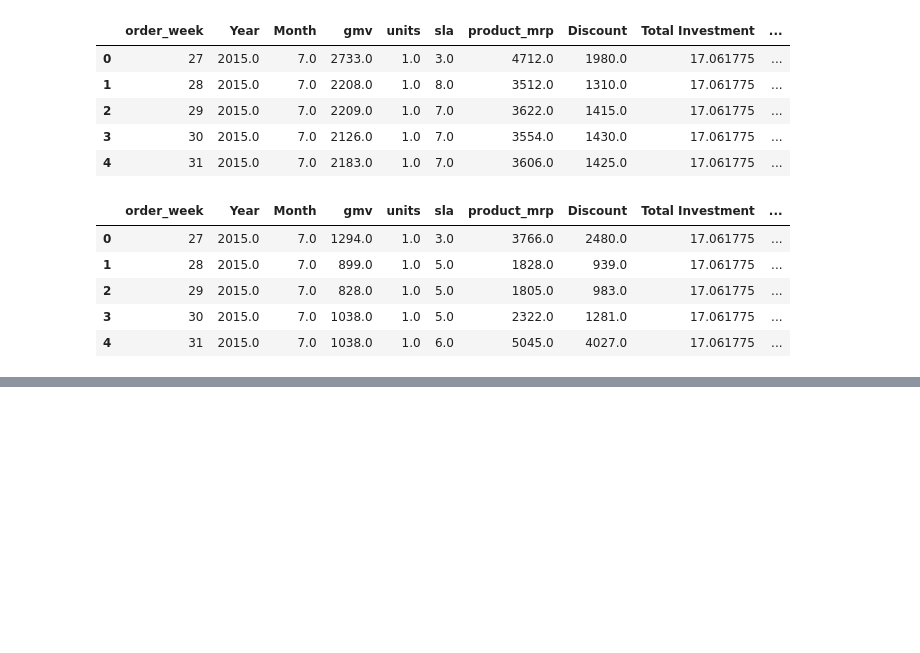
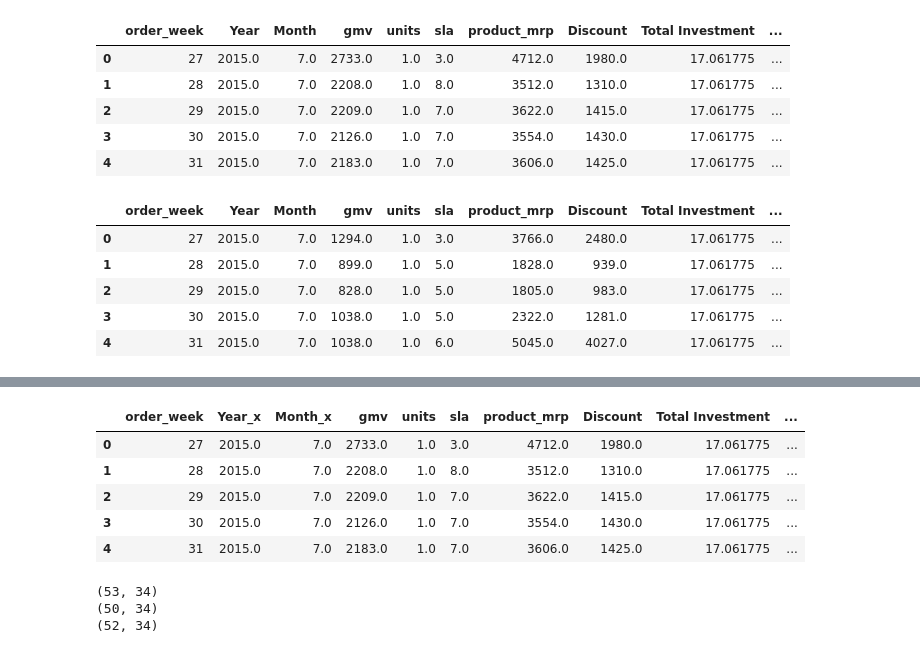
Before and after one commit to Anirudhakumar/DS-, a Jupyter notebook: MarketMixModeling.ipynb, the cells around one changed output, grey strips where cells are left out. Saved outputs shown, nothing was run; the diff lists cells and outputs as text; code cells hidden in the pictures; blank space fills up the shorter version.

```diff
--- a/MarketMixModeling.ipynb
+++ b/MarketMixModeling.ipynb
@@ -378,0 +579,17 @@ gamedia.head()
+# %%
+hamdcl.head()
+# %% [output]
+|  | order_week | Year_x | Month_x | gmv | units | sla | product_mrp | Discount | Total Investment | ... |
+| 0 | 27 | 2015.0 | 7.0 | 2733.0 | 1.0 | 3.0 | 4712.0 | 1980.0 | 17.061775 | ... |
+| 1 | 28 | 2015.0 | 7.0 | 2208.0 | 1.0 | 8.0 | 3512.0 | 1310.0 | 17.061775 | ... |
+| 2 | 29 | 2015.0 | 7.0 | 2209.0 | 1.0 | 7.0 | 3622.0 | 1415.0 | 17.061775 | ... |
+| 3 | 30 | 2015.0 | 7.0 | 2126.0 | 1.0 | 7.0 | 3554.0 | 1430.0 | 17.061775 | ... |
+| 4 | 31 | 2015.0 | 7.0 | 2183.0 | 1.0 | 7.0 | 3606.0 | 1425.0 | 17.061775 | ... |
+# %%
+print(gamdcl.shape)
+print(hamdcl.shape)
+print(camdcl.shape)
+# %% [output]
+(53, 34)
+(50, 34)
+(52, 34)
```
Also changed, not shown: parts of 83 cells of this notebook.
